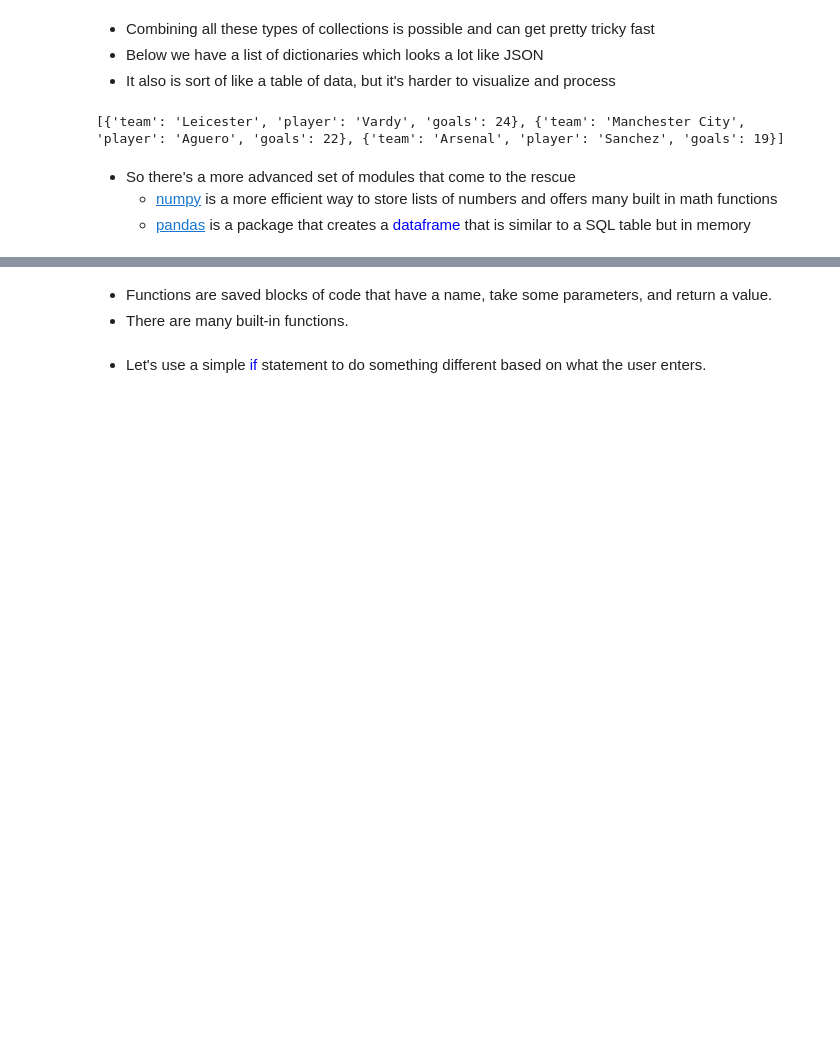
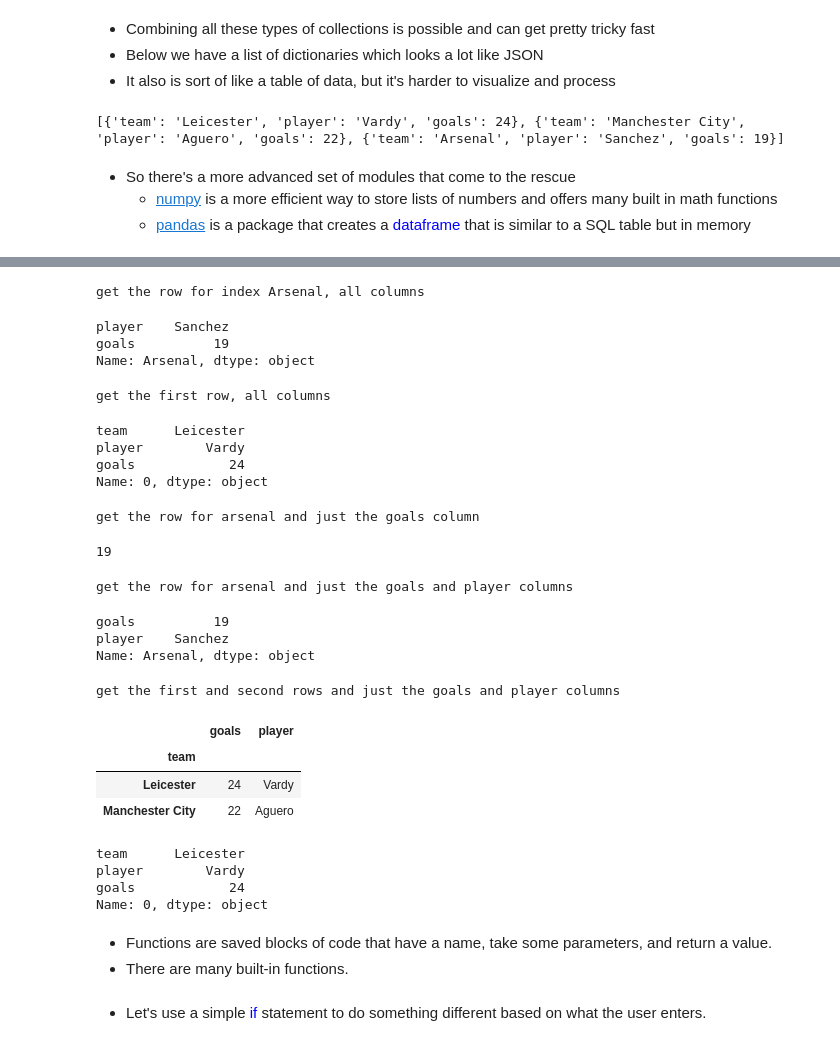
Before and after one commit to roitraining/techtrek-python, a Jupyter notebook: Module02-Python_Collections.ipynb, the cells around one changed output, grey strips where cells are left out. Cells and saved outputs as stored; diff of their text form; code cells hidden in the pictures; blank space fills up the shorter version.

```diff
--- a/Module02-Python_Collections.ipynb
+++ b/Module02-Python_Collections.ipynb
@@ -186,3 +275,47 @@ print(data)
+# %%
+print('get the row for index Arsenal, all columns')
+display(football2.loc['Arsenal'])
+print()
+print('get the first row, all columns')
+display(football.iloc[0])
+print()
+print('get the row for arsenal and just the goals column')
+display(football2.loc['Arsenal', 'goals'])
+print()
+print('get the row for arsenal and just the goals and player columns')
+display(football2.loc['Arsenal', ['goals', 'player']])
+print()
+print('get the first and second rows and just the goals and player columns')
+display(football2.iloc[0:2].loc[:, ['goals', 'player']])
+print()
+# %% [output]
+get the row for index Arsenal, all columns
+player    Sanchez
+goals          19
+Name: Arsenal, dtype: object
+get the first row, all columns
+team      Leicester
+player        Vardy
+goals            24
+Name: 0, dtype: object
+get the row for arsenal and just the goals column
+19
+get the row for arsenal and just the goals and player columns
+goals          19
+player    Sanchez
+Name: Arsenal, dtype: object
+get the first and second rows and just the goals and player columns
+|  | goals | player |
+| team |  |  |
+| Leicester | 24 | Vardy |
+| Manchester City | 22 | Aguero |
+# %%
+display(football.iloc[0])
+# %% [output]
+team      Leicester
+player        Vardy
+goals            24
+Name: 0, dtype: object
 # %% [markdown]
 * Functions are saved blocks of code that have a name, take some parameters, and return a value.
 * There are many built-in functions.
```
Also changed, not shown: parts of 9 cells of this notebook.
